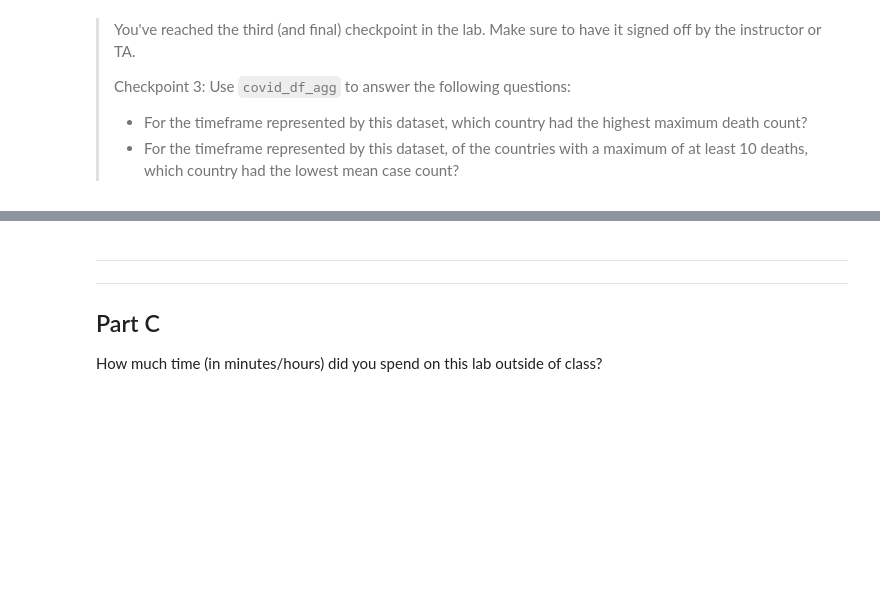
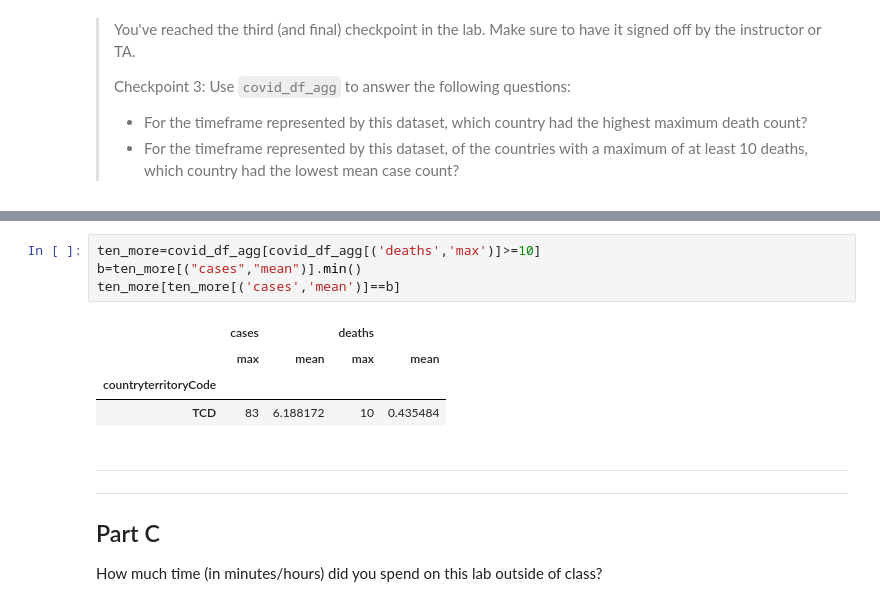
Before and after one commit to Banguyen13/cs181-s23-student, a Jupyter notebook: sw_lab/lab_07/json_programming.ipynb, the cells around one changed output, grey strips where cells are left out. Cells and saved outputs as stored; diff of their text form; blank space fills up the shorter version.

```diff
--- a/sw_lab/lab_07/json_programming.ipynb
+++ b/sw_lab/lab_07/json_programming.ipynb
@@ -201,3 +285,12 @@ raise NotImplementedError()
+# %%
+ten_more=covid_df_agg[covid_df_agg[('deaths','max')]>=10]
+b=ten_more[("cases","mean")].min()
+ten_more[ten_more[('cases','mean')]==b]
+# %% [output]
+|  | cases |  | deaths |  |
+|  | max | mean | max | mean |
+| countryterritoryCode |  |  |  |  |
+| TCD | 83 | 6.188172 | 10 | 0.435484 |
 # %% [markdown]
 ---
 
```
Also changed, not shown: parts of 17 cells of this notebook.
